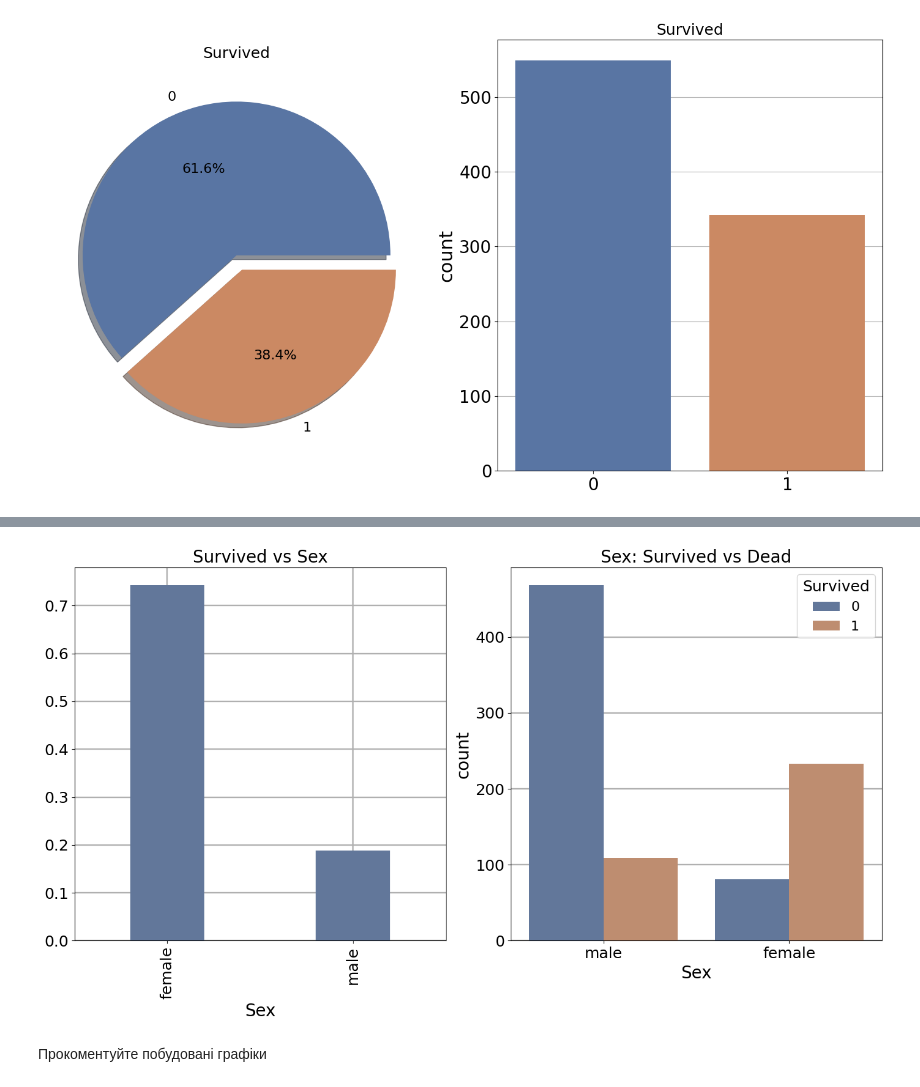
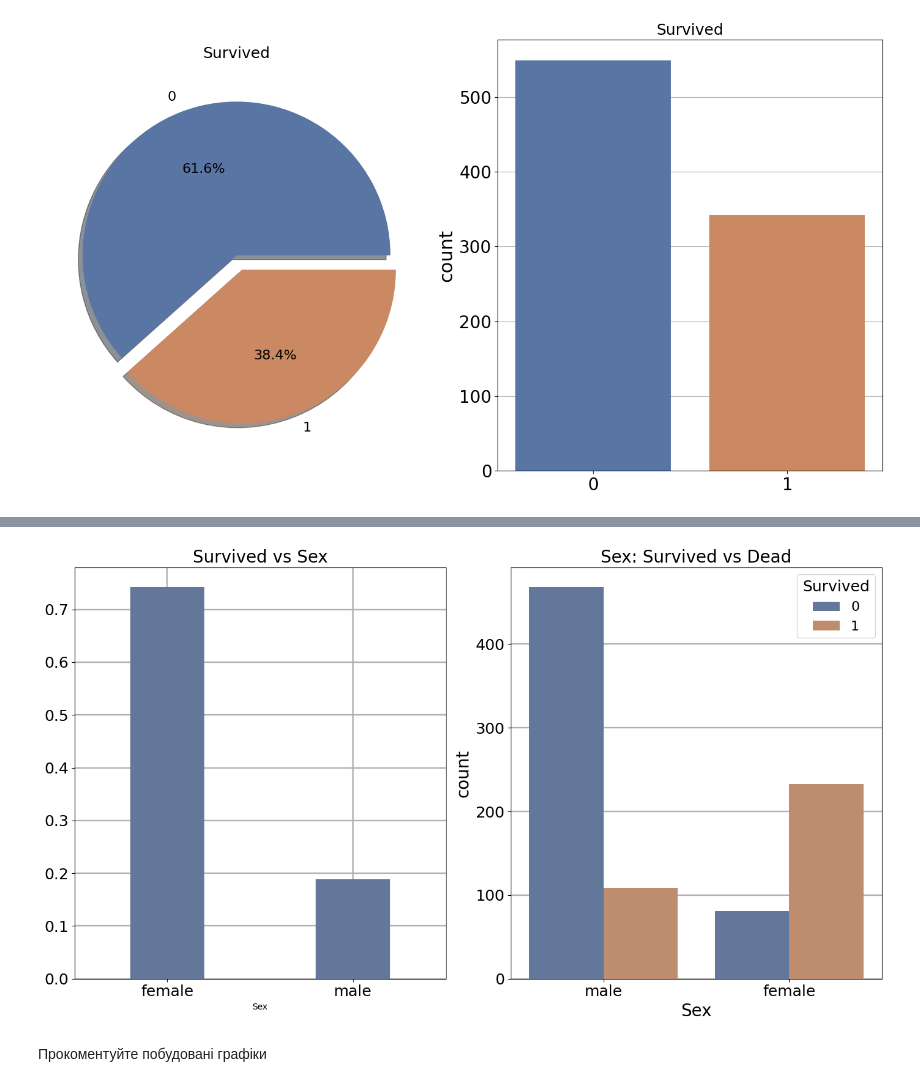
Before and after one commit to VitaliySysak/ai-labs, a Jupyter notebook: main.ipynb, the cells around one changed output, grey strips where cells are left out. Saved outputs shown, nothing was run; the diff lists cells and outputs as text; code cells hidden in the pictures.

```diff
--- a/main.ipynb
+++ b/main.ipynb
@@ -77,30 +77,29 @@ plt.show()
 # %%
 colors = ["#5975A3", "#CB8963"]
 
 fig, axes = plt.subplots(1, 2, figsize=(14, 8))
 
 sns.barplot(x="Sex", y="Survived", data=dataset, ax=axes[0], color=colors[0], order=["female", "male"], errorbar=None, width=0.4, zorder=3)
 axes[0].set_title("Survived vs Sex", fontsize=20)
 axes[0].set_xticks(range(len(["female", "male"])))
-axes[0].set_xticklabels(["female", "male"], rotation=90, fontsize=16)
 axes[0].set_ylabel("")
-axes[0].set_xlabel("Sex", fontsize=20)
+
 axes[0].tick_params(axis='both', which='major', labelsize=18)
 axes[0].grid(axis="both", linewidth=1.7, zorder=0)
 
 sns.countplot(x="Sex", hue="Survived", data=dataset, ax=axes[1], palette=colors, zorder=3)
 axes[1].set_title("Sex: Survived vs Dead", fontsize=20)
 axes[1].set_xlabel("Sex", fontsize=20)
 axes[1].tick_params(axis='both', which='major', labelsize=18)
 axes[1].set_ylabel("count", fontsize=20)
 axes[1].grid(axis="y", linewidth=1.7, zorder=0)
 axes[1].legend(title="Survived", title_fontsize=18, fontsize=16)
 
 
 plt.tight_layout()
 plt.show()
 # %% [output]
-[figure, old version]
+[figure, new version]
 # %% [markdown]
 Прокоментуйте побудовані графіки
 # %% [markdown]
```
Also changed, not shown: parts of 12 cells of this notebook.
